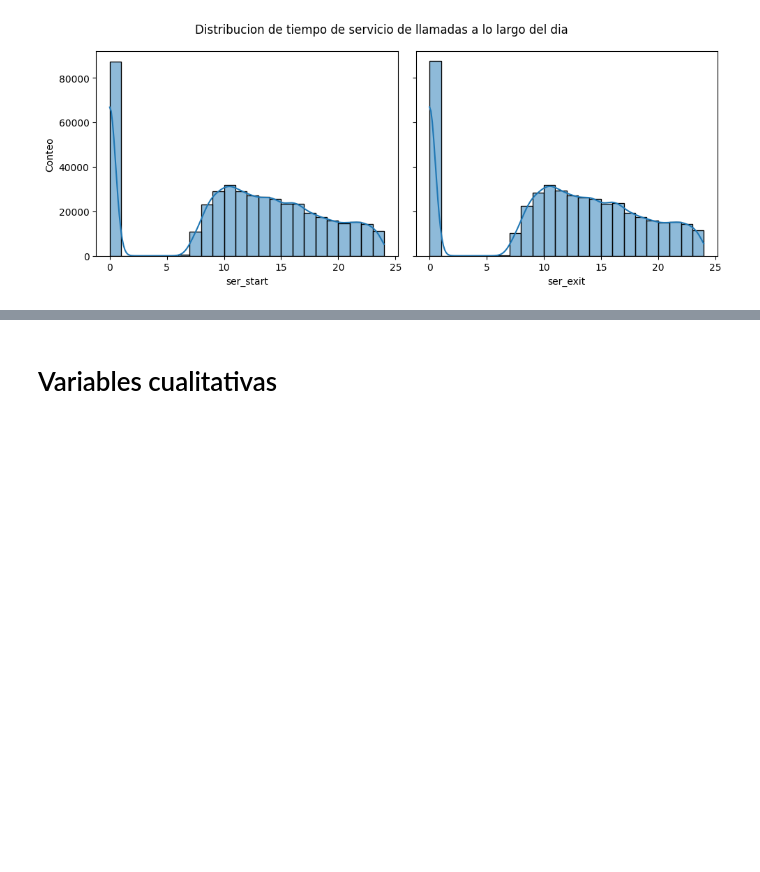
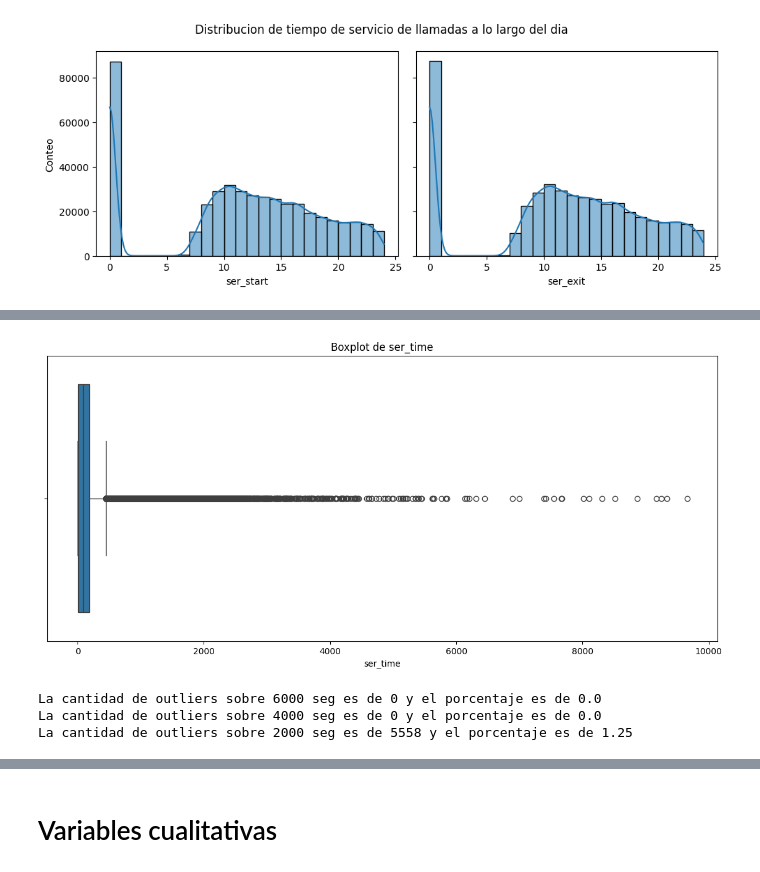
Before and after one commit to ASGuzman/Proyecto, a Jupyter notebook: Notebook.ipynb, the cells around one changed output, grey strips where cells are left out. Cells and saved outputs as stored; diff of their text form; code cells hidden in the pictures; blank space fills up the shorter version.

```diff
--- a/Notebook.ipynb
+++ b/Notebook.ipynb
@@ -343,0 +404,22 @@ plt.show()
+# %%
+archivo= archivo[archivo["ser_time"]<10000]
+fig = plt.figure(figsize=(14, 6))
+sns.boxplot(data=archivo, x="ser_time")
+plt.title("Boxplot de ser_time")
+plt.show()
+# %% [output]
+[figure, added]
+# %%
+cuenta_outliers5= (archivo["ser_time"]>6000).sum()
+porc_outliers5= round((cuenta_outliers5/archivo["ser_time"].count())*100,2)
+print(f"La cantidad de outliers sobre 6000 seg es de {cuenta_outliers5} y el porcentaje es de {porc_outliers5}")
+cuenta_outliers6= (archivo["ser_time"]>4000).sum()
+porc_outliers6= round((cuenta_outliers6/archivo["ser_time"].count())*100,2)
+print(f"La cantidad de outliers sobre 4000 seg es de {cuenta_outliers6} y el porcentaje es de {porc_outliers6}")
+cuenta_outliers7= (archivo["ser_time"]>1000).sum()
+porc_outliers7= round((cuenta_outliers7/archivo["ser_time"].count())*100,2)
+print(f"La cantidad de outliers sobre 2000 seg es de {cuenta_outliers7} y el porcentaje es de {porc_outliers7}")
+# %% [output]
+La cantidad de outliers sobre 6000 seg es de 0 y el porcentaje es de 0.0
+La cantidad de outliers sobre 4000 seg es de 0 y el porcentaje es de 0.0
+La cantidad de outliers sobre 2000 seg es de 5558 y el porcentaje es de 1.25
```
Also changed, not shown: parts of 17 cells of this notebook.
